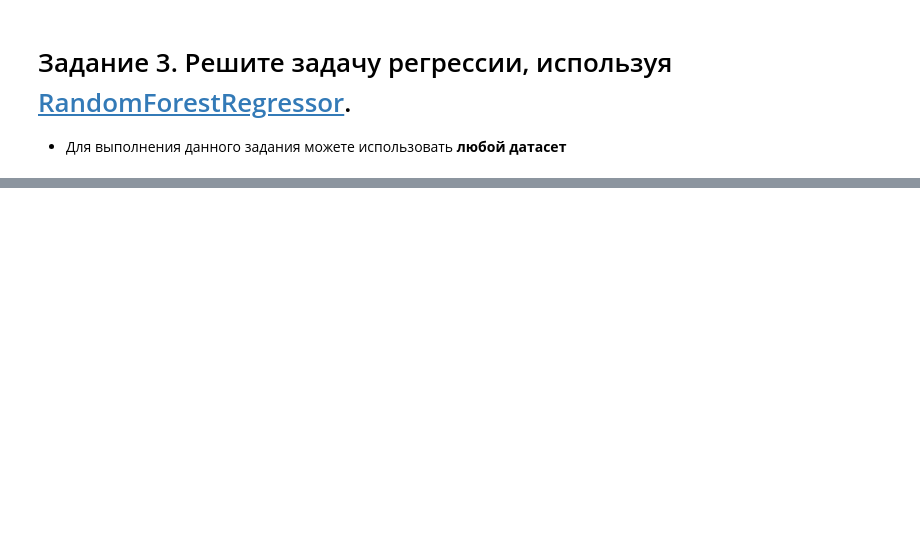
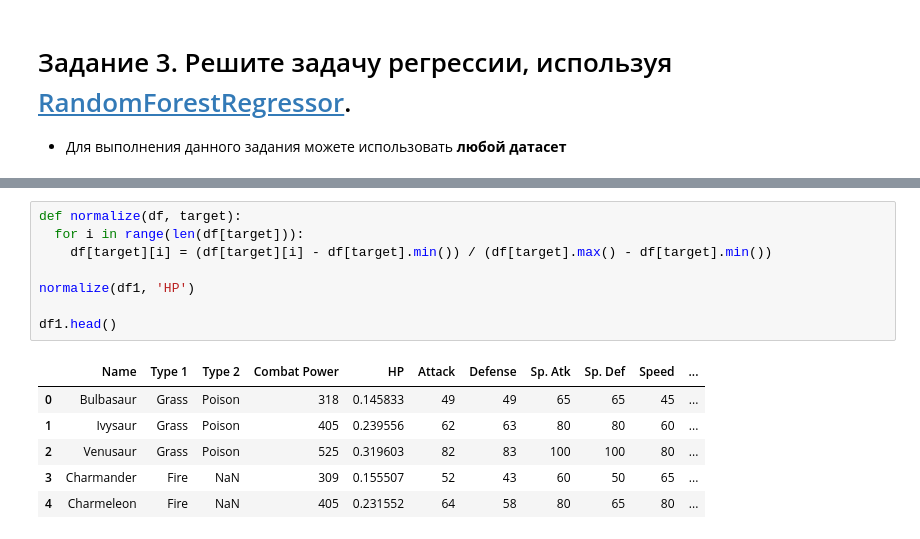
Before and after one commit to mixa15341/Data_Minimg, a Jupyter notebook: 5/Практическая_работа_№5_Random_forest.ipynb, the cells around one changed output, grey strips where cells are left out. Cells and saved outputs as stored; diff of their text form; blank space fills up the shorter version.

```diff
--- a/5/Практическая_работа_№5_Random_forest.ipynb
+++ b/5/Практическая_работа_№5_Random_forest.ipynb
@@ -332,0 +440,15 @@ predict(rf3)
+# %%
+def normalize(df, target):
+  for i in range(len(df[target])):
+    df[target][i] = (df[target][i] - df[target].min()) / (df[target].max() - df[target].min())
+
+normalize(df1, 'HP')
+
+df1.head()
+# %% [output]
+|  | Name | Type 1 | Type 2 | Combat Power | HP | Attack | Defense | Sp. Atk | Sp. Def | Speed | ... |
+| 0 | Bulbasaur | Grass | Poison | 318 | 0.145833 | 49 | 49 | 65 | 65 | 45 | ... |
+| 1 | Ivysaur | Grass | Poison | 405 | 0.239556 | 62 | 63 | 80 | 80 | 60 | ... |
+| 2 | Venusaur | Grass | Poison | 525 | 0.319603 | 82 | 83 | 100 | 100 | 80 | ... |
+| 3 | Charmander | Fire | NaN | 309 | 0.155507 | 52 | 43 | 60 | 50 | 65 | ... |
+| 4 | Charmeleon | Fire | NaN | 405 | 0.231552 | 64 | 58 | 80 | 65 | 80 | ... |
```
Also changed, not shown: parts of 21 cells of this notebook.
